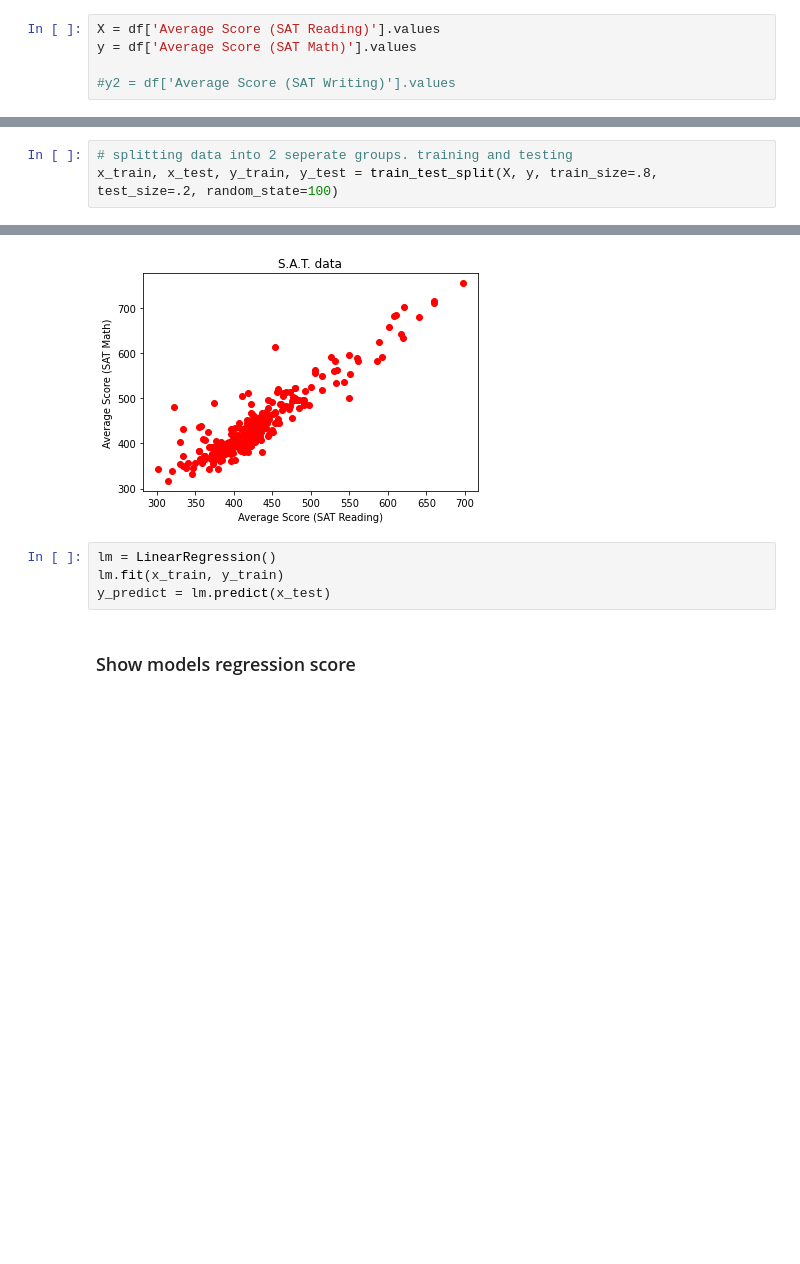
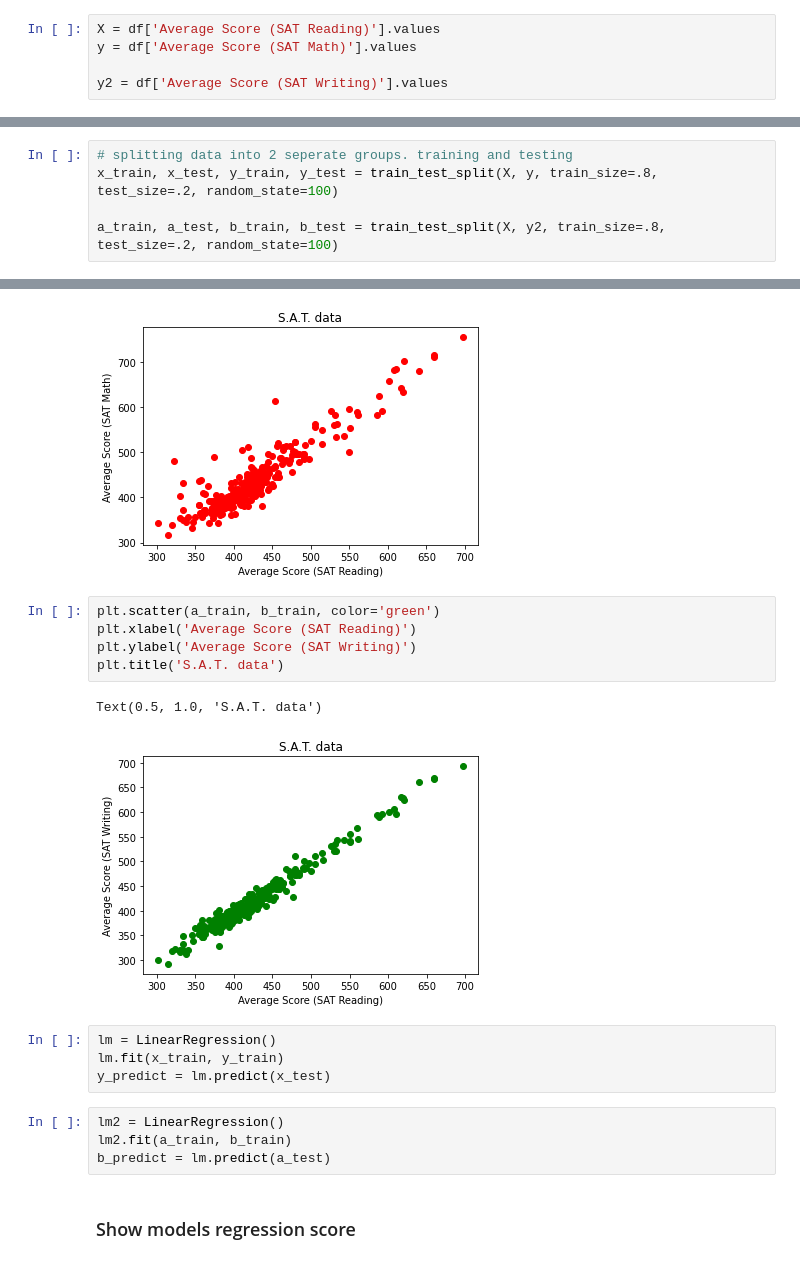
Before and after one commit to mhendricks96/linear-regression, a Jupyter notebook: regression.ipynb, the cells around one changed output, grey strips where cells are left out. Saved outputs shown, nothing was run; the diff lists cells and outputs as text; blank space fills up the shorter version.

```diff
--- a/regression.ipynb
+++ b/regression.ipynb
@@ -68,7 +68,7 @@ memory usage: 67.2+ KB
 X = df['Average Score (SAT Reading)'].values
 y = df['Average Score (SAT Math)'].values
 
-#y2 = df['Average Score (SAT Writing)'].values
+y2 = df['Average Score (SAT Writing)'].values
 # %%
 X = X.reshape(-1,1)
 # %% [markdown]
@@ -76,6 +76,8 @@ X = X.reshape(-1,1)
 # %%
 # splitting data into 2 seperate groups. training and testing
 x_train, x_test, y_train, y_test = train_test_split(X, y, train_size=.8, test_size=.2, random_state=100)
+
+a_train, a_test, b_train, b_test = train_test_split(X, y2, train_size=.8, test_size=.2, random_state=100)
 # %% [markdown]
 ### Fit training split into regression model
 # %%
@@ -86,10 +88,22 @@ plt.title('S.A.T. data')
 # %% [output]
 Text(0.5, 1.0, 'S.A.T. data')
 [figure]
+# %%
+plt.scatter(a_train, b_train, color='green')
+plt.xlabel('Average Score (SAT Reading)')
+plt.ylabel('Average Score (SAT Writing)')
+plt.title('S.A.T. data')
+# %% [output]
+Text(0.5, 1.0, 'S.A.T. data')
+[figure, added]
 # %%
 lm = LinearRegression()
 lm.fit(x_train, y_train)
 y_predict = lm.predict(x_test)
+# %%
+lm2 = LinearRegression()
+lm2.fit(a_train, b_train)
+b_predict = lm.predict(a_test)
 # %% [markdown]
 ### Show models regression score
 # %%
```
Also changed, not shown: parts of 4 cells of this notebook.
